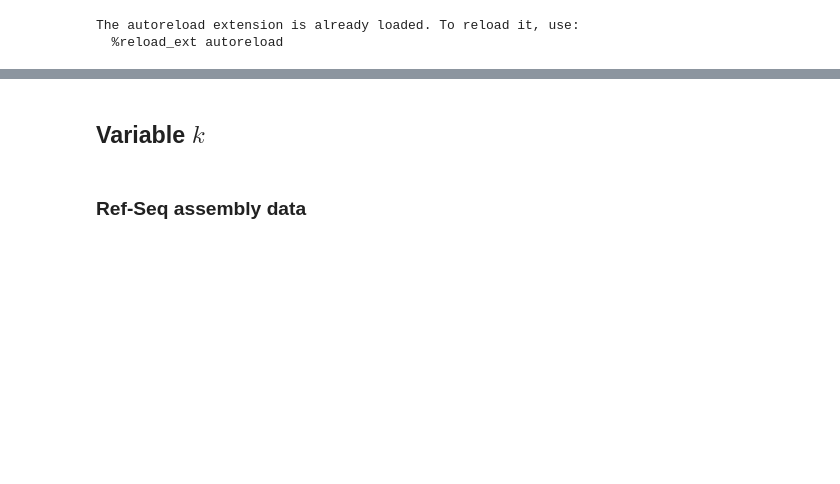
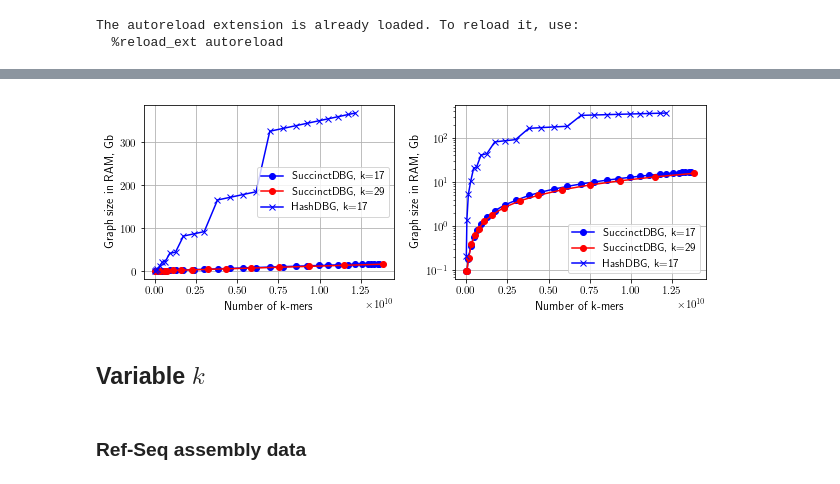
Before and after one commit to ratschlab/metagraph, a Jupyter notebook: projects/refseq/growth_analysis.ipynb, the cells around one changed output, grey strips where cells are left out. Saved outputs shown, nothing was run; the diff lists cells and outputs as text; code cells hidden in the pictures; blank space fills up the shorter version.

```diff
--- a/projects/refseq/growth_analysis.ipynb
+++ b/projects/refseq/growth_analysis.ipynb
@@ -34,3 +273,48 @@ The autoreload extension is already loaded. To reload it, use:
+# %%
+fig, axes = plt.subplots(1, 2, figsize=(width / 1.2 * 2, height))
+#ax.set_title('RefSeq graph, with replaced \'N\'s')
+#ax.set_title('RefSeq assembly graph')
+
+x_max = 15e9
+
+ax = axes[0]
+for ax in axes:
+    idx = np.argsort(data['Succinct, k=17']['num_kmers'])
+    idx = idx[np.array(data['Succinct, k=17']['num_kmers'])[idx] < x_max]
+    ax.plot(np.array(data['Succinct, k=17']['num_kmers'])[idx],
+            np.array(data['Succinct, k=17']['peak_ram'])[idx] / 10**6,
+            'b', marker='o', label='SuccinctDBG, k=17')
+
+    idx = np.argsort(data['Succinct, k=29']['num_kmers'])
+    idx = idx[np.array(data['Succinct, k=29']['num_kmers'])[idx] < x_max]
+    ax.plot(np.array(data['Succinct, k=29']['num_kmers'])[idx],
+            np.array(data['Succinct, k=29']['peak_ram'])[idx] / 10**6,
+            'r', marker='o', label='SuccinctDBG, k=29')
+
+    idx = np.argsort(data['Hash, k=17']['num_kmers'])
+    idx = idx[np.array(data['Hash, k=17']['num_kmers'])[idx] < x_max]
+    ax.plot(np.array(data['Hash, k=17']['num_kmers'])[idx],
+            np.array(data['Hash, k=17']['peak_ram'])[idx] / 10**6,
+            'b', marker='x', label='HashDBG, k=17')
+
+    # idx = np.argsort(data['Hash, k=29']['num_kmers'])
+    # ax.plot(np.array(data['Hash, k=29']['num_kmers'])[idx],
+    #         np.array(data['Hash, k=29']['peak_ram'])[idx] / 10**6,
+    #         'r', marker='x', label='Hash, k=29')
+
+    ax.set_xlabel('Number of k-mers')
+    ax.set_ylabel('Graph size in RAM, Gb')
+    #ax.set_xticks(np.array(k_array))
+    ax.grid(True)
+    ax.legend(loc='best')
+
+axes[1].set_yscale('log')
+
+plt.tight_layout()
+plt.savefig('graph_input_scalability_restricted.pdf', format='pdf', bbox_inches='tight')
+plt.show()
+# %% [output]
+[figure, added]
 # %% [markdown]
 ## Variable $k$
 # %% [markdown]
```
Also changed, not shown: parts of 88 cells of this notebook, 1 other file.
